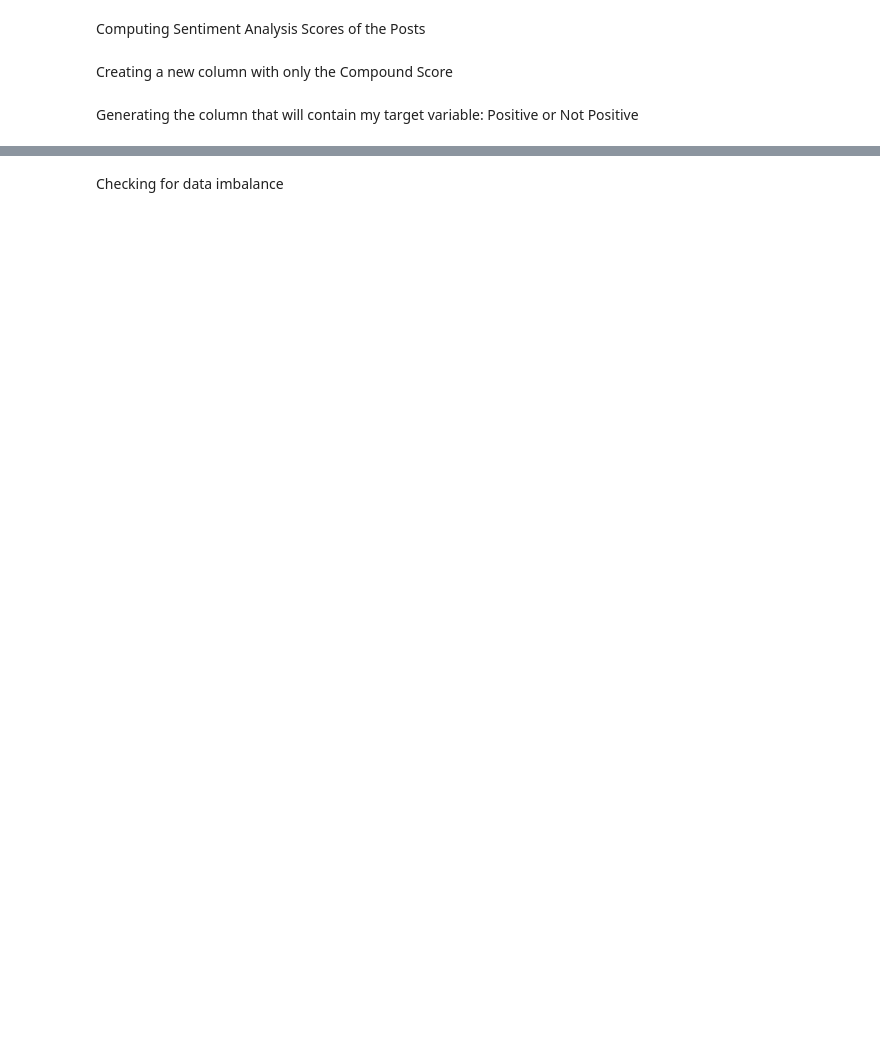
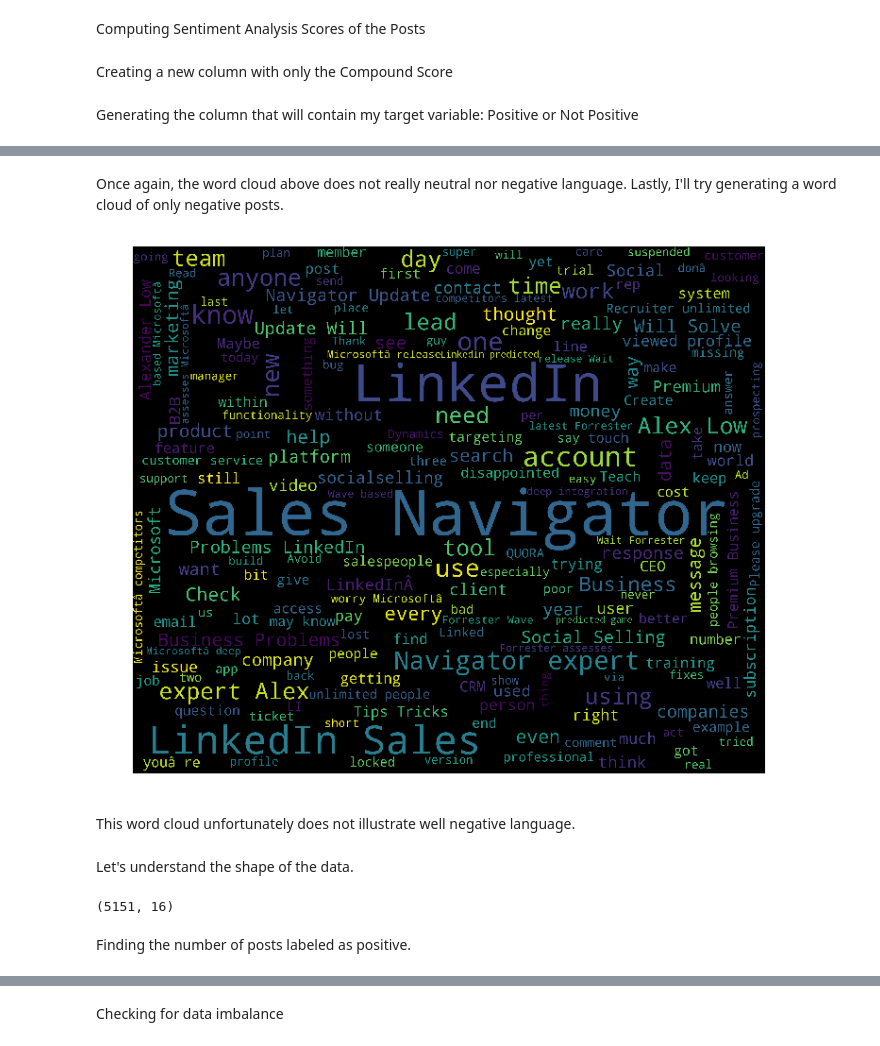
Before and after one commit to eandrianos/Ethan-Submission, a Jupyter notebook: Final Project V2.ipynb, the cells around one changed output, grey strips where cells are left out. Saved outputs shown, nothing was run; the diff lists cells and outputs as text; code cells hidden in the pictures; blank space fills up the shorter version.

```diff
--- a/Final Project V2.ipynb
+++ b/Final Project V2.ipynb
@@ -48,0 +157,42 @@ data['target_variable'] = data['compound_score'].apply(lambda x: target_variable
+# %% [markdown]
+Once again, the word cloud above does not really neutral nor negative language. Lastly, I'll try generating a word cloud of only negative posts.
+# %%
+df = data[data['compound_score']<0]
+
+words = ' '.join(df['sharemediatext'])
+cleaned_word = " ".join([word for word in words.split()
+                            if 'http' not in word
+                                and not word.startswith('@')
+                                and word != 'RT'
+                                and word !='&amp'
+                            ])
+
+stopwords = set(STOPWORDS)
+stopwords.add("amp")
+stopwords.add("flight")
+stopwords.add("flights")
+stopwords.add("united")
+stopwords.add("plane")
+
+wordcloud = WordCloud(stopwords=stopwords,
+                      background_color='black',
+                      width=3000,
+                      height=2500
+                     ).generate(cleaned_word)
+# %%
+plt.figure(1,figsize=(12, 12))
+plt.imshow(wordcloud)
+plt.axis('off')
+plt.show()
+# %% [output]
+[figure, added]
+# %% [markdown]
+This word cloud unfortunately does not illustrate well negative language.
+# %% [markdown]
+Let's understand the shape of the data.
+# %%
+data.shape
+# %% [output]
+(5151, 16)
+# %% [markdown]
+Finding the number of posts labeled as positive.
```
Also changed, not shown: parts of 128 cells of this notebook, 3 other files.
